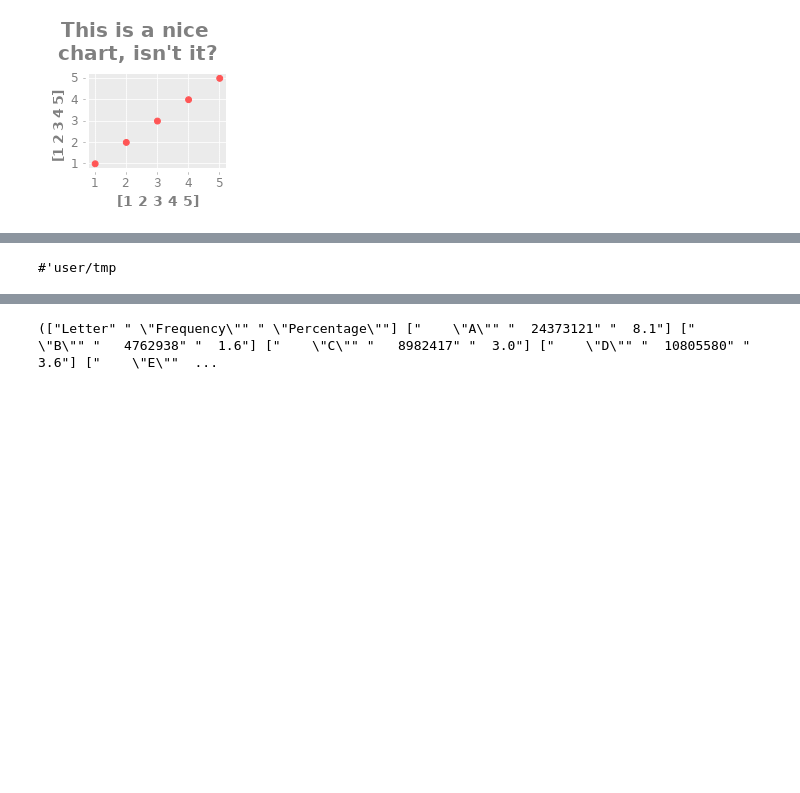
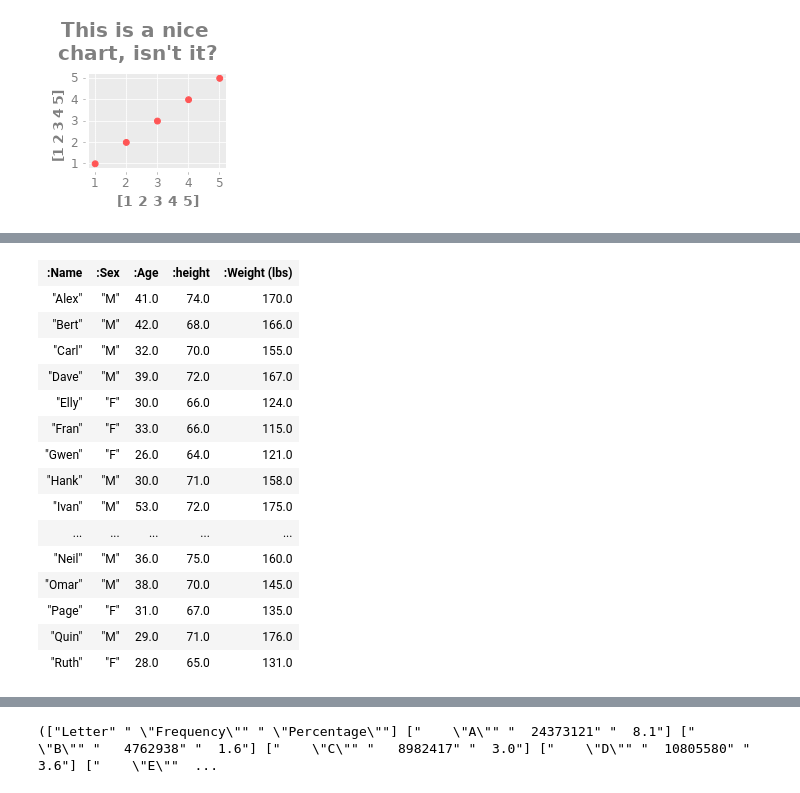
Before and after one commit to jtcbrule/whittemore, a Jupyter notebook: data-tests.ipynb, the cells around one changed output, grey strips where cells are left out. Saved outputs shown, nothing was run; the diff lists cells and outputs as text; code cells hidden in the pictures; blank space fills up the shorter version.

```diff
--- a/data-tests.ipynb
+++ b/data-tests.ipynb
@@ -181,7 +228,24 @@ java.lang.Double
 # %%
 (def tmp
     (read-dataset
-    "https://people.sc.fsu.edu/~jburkardt/data/csv/airtravel.csv"
-    :header true))
+    "https://people.sc.fsu.edu/~jburkardt/data/csv/biostats.csv"
+    :header true
+    :options {:rename-columns {"Height (in)" "height"}}))
+tmp
 # %% [output]
-#'user/tmp
+| :Name | :Sex | :Age | :height | :Weight (lbs) |
+| "Alex" | "M" | 41.0 | 74.0 | 170.0 |
+| "Bert" | "M" | 42.0 | 68.0 | 166.0 |
+| "Carl" | "M" | 32.0 | 70.0 | 155.0 |
+| "Dave" | "M" | 39.0 | 72.0 | 167.0 |
+| "Elly" | "F" | 30.0 | 66.0 | 124.0 |
+| "Fran" | "F" | 33.0 | 66.0 | 115.0 |
+| "Gwen" | "F" | 26.0 | 64.0 | 121.0 |
+| "Hank" | "M" | 30.0 | 71.0 | 158.0 |
+| "Ivan" | "M" | 53.0 | 72.0 | 175.0 |
+| ... | ... | ... | ... | ... |
+| "Neil" | "M" | 36.0 | 75.0 | 160.0 |
+| "Omar" | "M" | 38.0 | 70.0 | 145.0 |
+| "Page" | "F" | 31.0 | 67.0 | 135.0 |
+| "Quin" | "M" | 29.0 | 71.0 | 176.0 |
+| "Ruth" | "F" | 28.0 | 65.0 | 131.0 |
```
Also changed, not shown: parts of 22 cells of this notebook, 3 other files.
